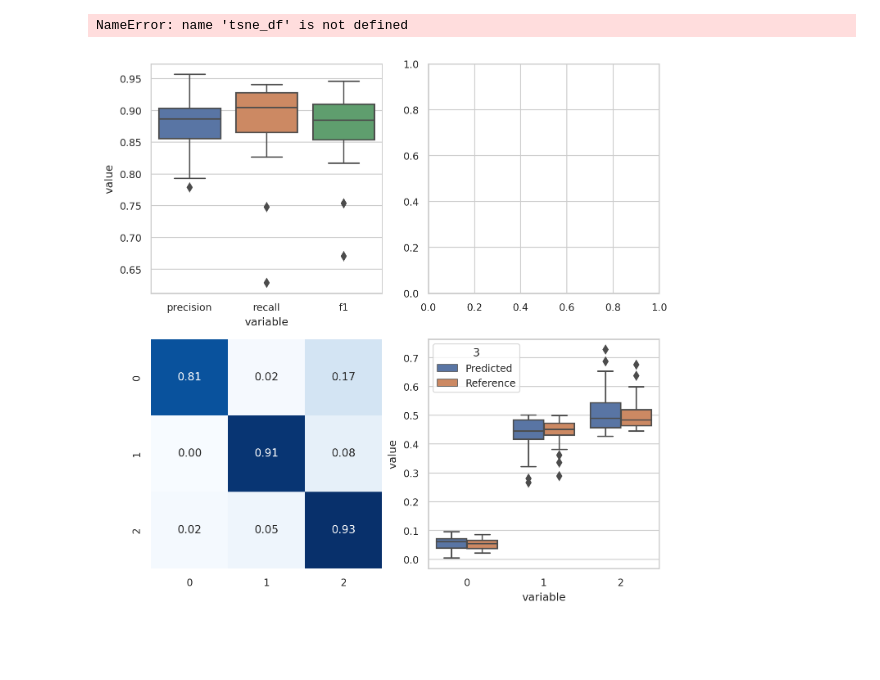
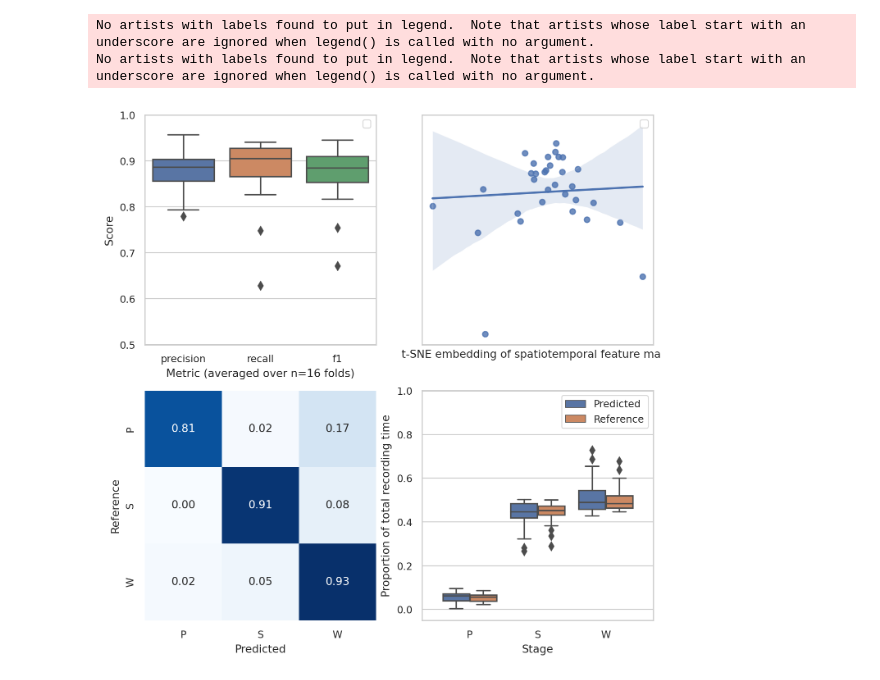
Before and after one commit to smithandrewk/sleep_ml, a Jupyter notebook: notebooks/figures copy.ipynb, the cells around one changed output. Cells and saved outputs as stored; diff of their text form; code cells hidden in the pictures; blank space fills up the shorter version.

```diff
--- a/notebooks/figures copy.ipynb
+++ b/notebooks/figures copy.ipynb
@@ -9,6 +9,7 @@ folds = get_leave_one_out_cv_ids_for_ekyn()
 criterion = torch.nn.CrossEntropyLoss()
 all_metrics = pd.DataFrame()
 all_stats = pd.DataFrame()
+all_confidences = []
 stage_propotions = pd.DataFrame()
 recall_cm = torch.zeros((3,3))
 precision_cm = torch.zeros((3,3))
@@ -19,10 +20,15 @@ for i,(train_ids,test_ids) in enumerate(folds):
         model = Gandalf()
         model.load_state_dict(torch.load(f=f'../models/gandalfs/gandalf_{i}/best_model.pt',map_location='cpu'))
         model.to(DEVICE)
-        loss,metrics,y_true,y_pred,logits = evaluate(testloader,model,criterion,DEVICE)
+        loss,metrics,y_true,y_pred,y_logits = evaluate(testloader,model,criterion,DEVICE)
         recall_cm += confusion_matrix(y_true=y_true,y_pred=y_pred,normalize='true')
         precision_cm += confusion_matrix(y_true=y_true,y_pred=y_pred,normalize='pred')
         all_metrics = pd.concat([all_metrics,pd.Series(metrics,name=f'{i}')],axis=1)
+        confidences = []
+        idx = y_logits.argmax(axis=1)
+        for logit,idx in zip(y_logits,idx):
+            confidences.append(logit[idx].item())
+        all_confidences.append(torch.tensor(confidences).mean())
         stage_propotions = pd.concat([stage_propotions,pd.Series((torch.bincount(y_pred.long())/8640).tolist()+['Predicted'],name=f'{i}')],axis=1)
         stage_propotions = pd.concat([stage_propotions,pd.Series((torch.bincount(y_true.long())/8640).tolist()+['Reference'],name=f'{i}')],axis=1)
         df = pd.DataFrame(y_true)
@@ -67,3 +75,6 @@ tsne_df = tsne_df.sort_values(by='y')
 tsne_df.loc[tsne_df['y'] == 2,'y'] = 'W'
 tsne_df.loc[tsne_df['y'] == 1,'y'] = 'S'
 tsne_df.loc[tsne_df['y'] == 0,'y'] = 'P'
+# %%
+c = pd.DataFrame([c.item() for c in all_confidences],columns=['c'])
+c['f1'] = all_metrics.T['f1'].to_list()
@@ -70,36 +101,38 @@ tsne_df.loc[tsne_df['y'] == 0,'y'] = 'P'
 # %%
 import seaborn as sns
 sns.set_theme('paper')
 sns.set_style('whitegrid')
 fig,axes = plt.subplots(nrows=2,ncols=2,figsize=(8,8),dpi=200)
 sns.boxplot(data=stage_propotions.T.melt(id_vars=3),x='variable',y='value',hue=3,ax=axes[1,1])
 sns.boxplot(data=all_metrics.T.melt(),y='value',x='variable',ax=axes[0,0])
 sns.heatmap(recall_cm/32,annot=True,fmt='.2f',cbar=False,cmap='Blues',ax=axes[1,0])
-sns.scatterplot(data=tsne_df,x=0,y=1,hue='y',s=8,ax=axes[0,1])
+# sns.scatterplot(data=tsne_df,x=0,y=1,hue='y',s=8,ax=axes[0,1])
+sns.regplot(data=c,x='c',y='f1',ax=axes[0,1])
 
 axes[0,0].set_ylim(.5,1)
 axes[1,1].set_ylim(-.05,1)
 axes[0,0].set_ylabel('Score')
 axes[0,0].set_xlabel('Metric (averaged over n=16 folds)')
 axes[1,0].set_xticklabels(labels=['P','S','W'])
 axes[1,0].set_yticklabels(labels=['P','S','W'])
 axes[1,1].set_xticklabels(labels=['P','S','W'])
 axes[0,1].set_xlabel('t-SNE embedding of spatiotemporal feature maps')
 axes[0,1].set_ylabel('')
 axes[1,0].set_xlabel('Predicted')
 axes[1,0].set_ylabel('Reference')
 axes[1,1].set_xlabel('Stage')
 axes[1,1].set(ylabel='Proportion of total recording time')
 axes[0,0].legend()
 axes[1,1].legend()
 axes[0,1].legend()
 axes[0,1].set_xticks([])
 axes[0,1].set_yticks([])
 plt.margins(x=0,y=0)
 plt.savefig('grid.svg',bbox_inches='tight')
 # %% [output]
-NameError: name 'tsne_df' is not defined
+No artists with labels found to put in legend.  Note that artists whose label start with an underscore are ignored when legend() is called with no argument.
+No artists with labels found to put in legend.  Note that artists whose label start with an underscore are ignored when legend() is called with no argument.
-[figure, old version]
+[figure, new version]
 # %%
 all_stats = pd.DataFrame(all_stats.to_numpy().reshape(-1,4))
 # %%
```
Also changed, not shown: parts of 2 cells of this notebook, 23 other files.
